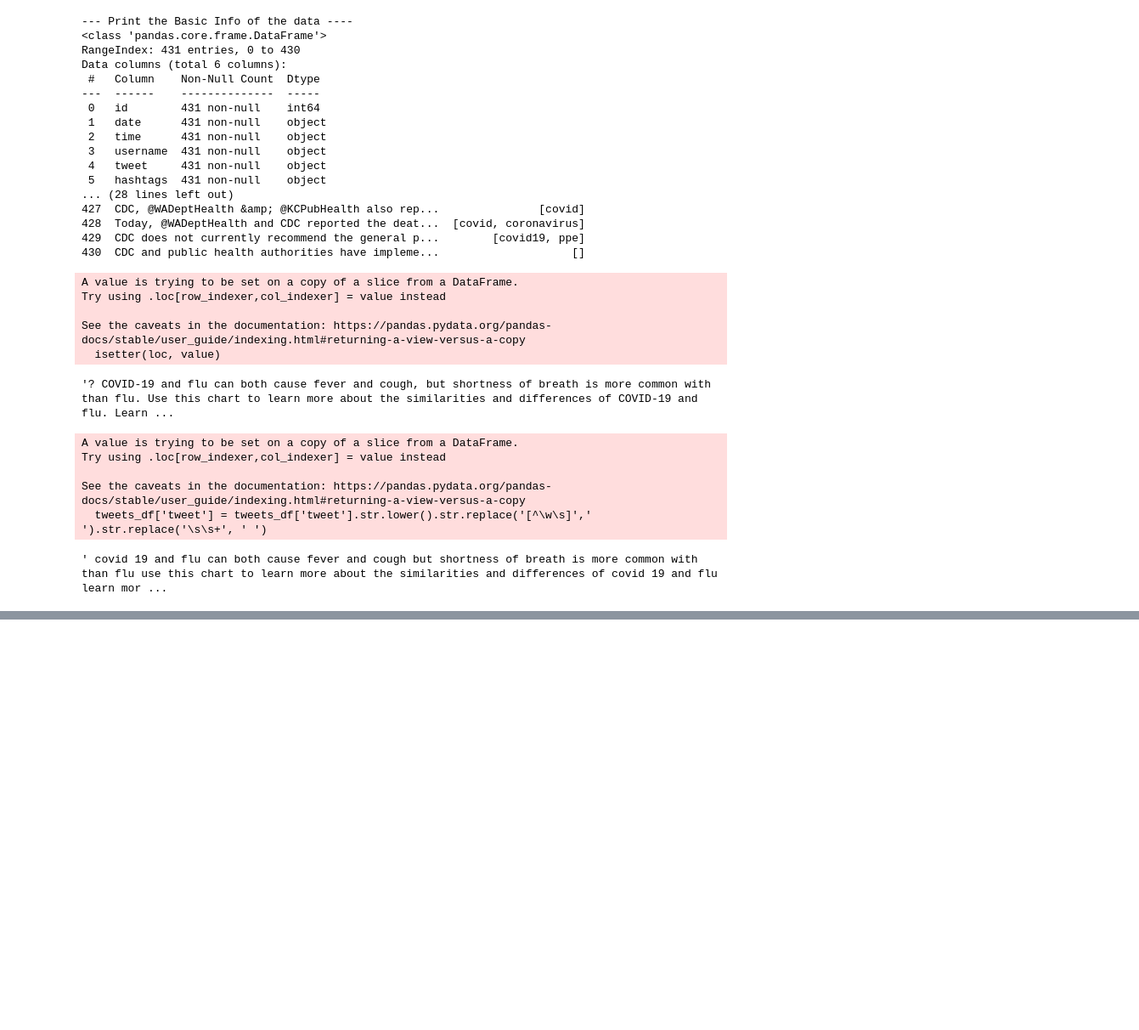
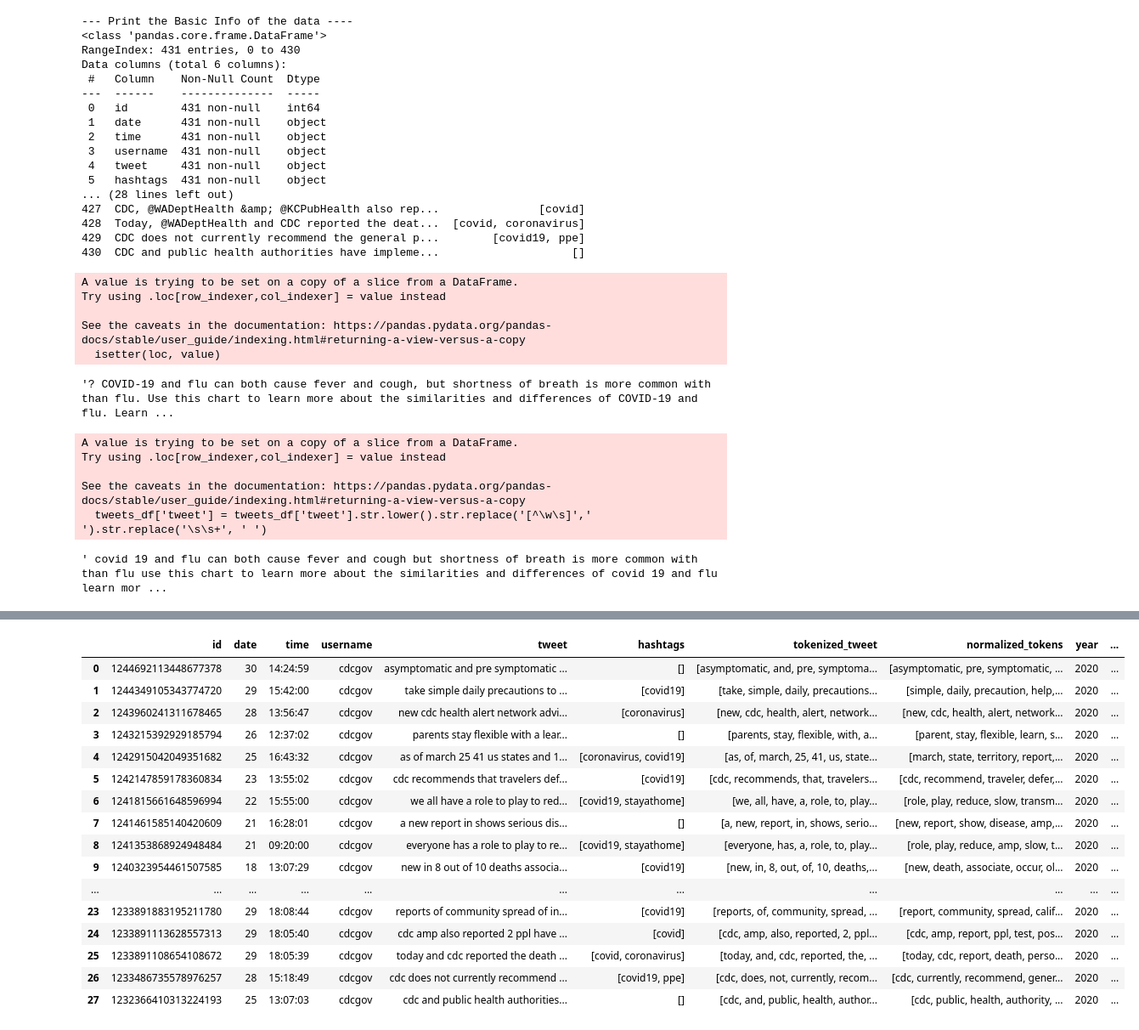
Before and after one commit to YileC928/final-project-covid-twitter, a Jupyter notebook: code/load_cdc_covid_tweets.ipynb, the cells around one changed output, grey strips where cells are left out. Shown: that part at 85% size. Cells and saved outputs as stored; diff of their text form; code cells hidden in the pictures; blank space fills up the shorter version.

```diff
--- a/code/load_cdc_covid_tweets.ipynb
+++ b/code/load_cdc_covid_tweets.ipynb
@@ -140,0 +127,37 @@ See the caveats in the documentation: https://pandas.pydata.org/pandas-docs/stab
+# %%
+def normalizeTokens(word_list, extra_stop=[], model=nlp, lemma=True, MAX_LEN=1500000):
+    normalized = []
+    if type(word_list) == list and len(word_list) == 1:
+        word_list = word_list[0]
+
+    if type(word_list) == list:
+        word_list = ' '.join([str(elem) for elem in word_list])
+
+    # since we're only normalizing, I remove RAM intensive operations and increase max text size
+
+    model.max_length = MAX_LEN
+    doc = model(word_list.lower(), disable=["parser", "tagger", "ner"])
+
+    if len(extra_stop) > 0:
+        for stopword in extra_stop:
+            lexeme = nlp.vocab[stopword]
+            lexeme.is_stop = True
+
+    # check if we want lemmas or not earlier to avoid checking every time we loop
+    if lemma:
+        for w in doc:
+            # if it's not a stop word or punctuation mark, add it to our article
+            if w.text != '\n' and not w.is_stop and not w.is_punct and not w.like_num and len(w.text.strip()) > 0:
+            # we add the lematized version of the word
+                normalized.append(str(w.lemma_))
+    else:
+        for w in doc:
+            # if it's not a stop word or punctuation mark, add it to our article
+            if w.text != '\n' and not w.is_stop and not w.is_punct and not w.like_num and len(w.text.strip()) > 0:
+            # we add the lematized version of the word
+                normalized.append(str(w.text.strip()))
+
+    return normalized
+# %%
+tweets_df['tokenized_tweet'] = tweets_df['tweet'].apply(lambda x: word_tokenize(x))
+tweets_df['normalized_tokens'] = tweets_df['tokenized_tweet'].apply(lambda x: normalizeTokens(x))
@@ -141,3 +191,7 @@ See the caveats in the documentation: https://pandas.pydata.org/pandas-docs/stab
 # %%
 # save tweets as txt file
 #tweets_df["tweet"].to_csv("tweet" + '.txt', index=False)
+# %%
+tweets_df['year'] = tweets_df['date'].apply(lambda x: x.split('-')[0])
+tweets_df['month'] = tweets_df['date'].apply(lambda x: x.split('-')[1])
+tweets_df['date'] = tweets_df['date'].apply(lambda x: x.split('-')[2])
@@ -143,0 +237,22 @@ See the caveats in the documentation: https://pandas.pydata.org/pandas-docs/stab
+# %%
+tweets01 = tweets_df[((tweets_df["month"] == '02') |(tweets_df["month"] == '03')) & (tweets_df["year"] == '2020')]
+tweets01 = tweets01.reset_index(drop=True)
+tweets01
+# %% [output]
+|  | id | date | time | username | tweet | hashtags | tokenized_tweet | normalized_tokens | year | ... |
+| 0 | 1244692113448677378 | 30 | 14:24:59 | cdcgov | asymptomatic and pre symptomatic ... | [] | [asymptomatic, and, pre, symptoma... | [asymptomatic, pre, symptomatic, ... | 2020 | ... |
+| 1 | 1244349105343774720 | 29 | 15:42:00 | cdcgov | take simple daily precautions to ... | [covid19] | [take, simple, daily, precautions... | [simple, daily, precaution, help,... | 2020 | ... |
+| 2 | 1243960241311678465 | 28 | 13:56:47 | cdcgov | new cdc health alert network advi... | [coronavirus] | [new, cdc, health, alert, network... | [new, cdc, health, alert, network... | 2020 | ... |
+| 3 | 1243215392929185794 | 26 | 12:37:02 | cdcgov | parents stay flexible with a lear... | [] | [parents, stay, flexible, with, a... | [parent, stay, flexible, learn, s... | 2020 | ... |
+| 4 | 1242915042049351682 | 25 | 16:43:32 | cdcgov | as of march 25 41 us states and 1... | [coronavirus, covid19] | [as, of, march, 25, 41, us, state... | [march, state, territory, report,... | 2020 | ... |
+| 5 | 1242147859178360834 | 23 | 13:55:02 | cdcgov | cdc recommends that travelers def... | [covid19] | [cdc, recommends, that, travelers... | [cdc, recommend, traveler, defer,... | 2020 | ... |
+| 6 | 1241815661648596994 | 22 | 15:55:00 | cdcgov | we all have a role to play to red... | [covid19, stayathome] | [we, all, have, a, role, to, play... | [role, play, reduce, slow, transm... | 2020 | ... |
+| 7 | 1241461585140420609 | 21 | 16:28:01 | cdcgov | a new report in shows serious dis... | [] | [a, new, report, in, shows, serio... | [new, report, show, disease, amp,... | 2020 | ... |
+| 8 | 1241353868924948484 | 21 | 09:20:00 | cdcgov | everyone has a role to play to re... | [covid19, stayathome] | [everyone, has, a, role, to, play... | [role, play, reduce, amp, slow, t... | 2020 | ... |
+| 9 | 1240323954461507585 | 18 | 13:07:29 | cdcgov | new in 8 out of 10 deaths associa... | [covid19] | [new, in, 8, out, of, 10, deaths,... | [new, death, associate, occur, ol... | 2020 | ... |
+| ... | ... | ... | ... | ... | ... | ... | ... | ... | ... | ... |
+| 23 | 1233891883195211780 | 29 | 18:08:44 | cdcgov | reports of community spread of in... | [covid19] | [reports, of, community, spread, ... | [report, community, spread, calif... | 2020 | ... |
+| 24 | 1233891113628557313 | 29 | 18:05:40 | cdcgov | cdc amp also reported 2 ppl have ... | [covid] | [cdc, amp, also, reported, 2, ppl... | [cdc, amp, report, ppl, test, pos... | 2020 | ... |
+| 25 | 1233891108654108672 | 29 | 18:05:39 | cdcgov | today and cdc reported the death ... | [covid, coronavirus] | [today, and, cdc, reported, the, ... | [today, cdc, report, death, perso... | 2020 | ... |
+| 26 | 1233486735578976257 | 28 | 15:18:49 | cdcgov | cdc does not currently recommend ... | [covid19, ppe] | [cdc, does, not, currently, recom... | [cdc, currently, recommend, gener... | 2020 | ... |
+| 27 | 1232366410313224193 | 25 | 13:07:03 | cdcgov | cdc and public health authorities... | [] | [cdc, and, public, health, author... | [cdc, public, health, authority, ... | 2020 | ... |
```
Also changed, not shown: parts of 28 cells of this notebook.
